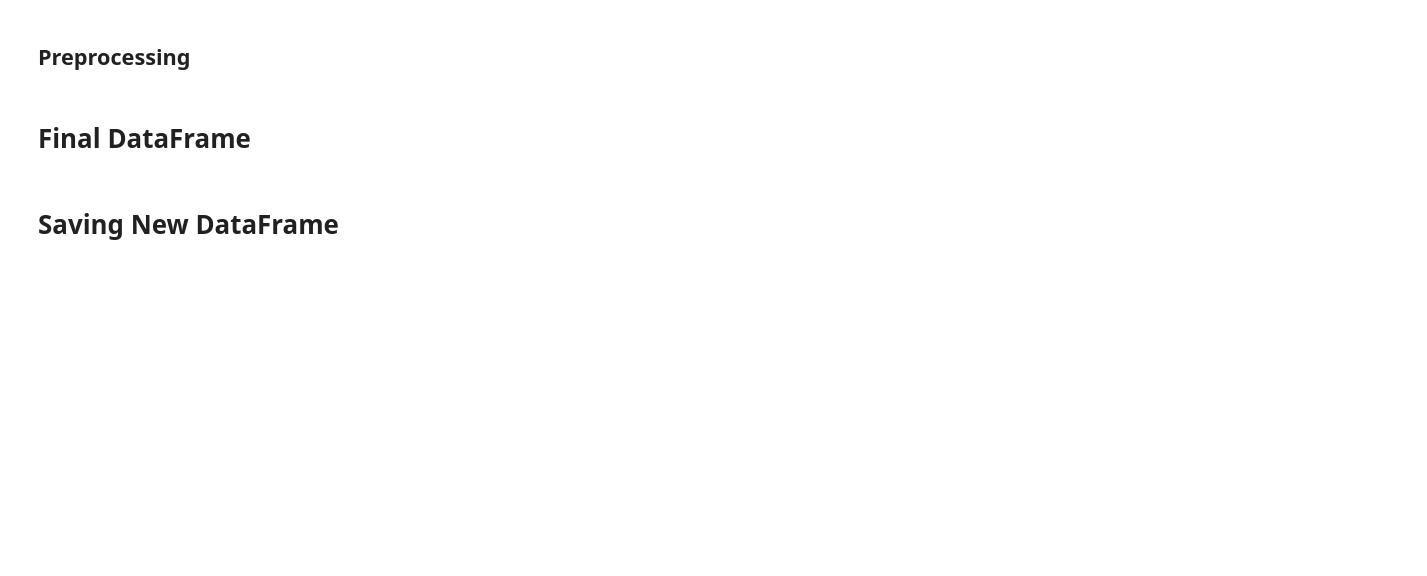
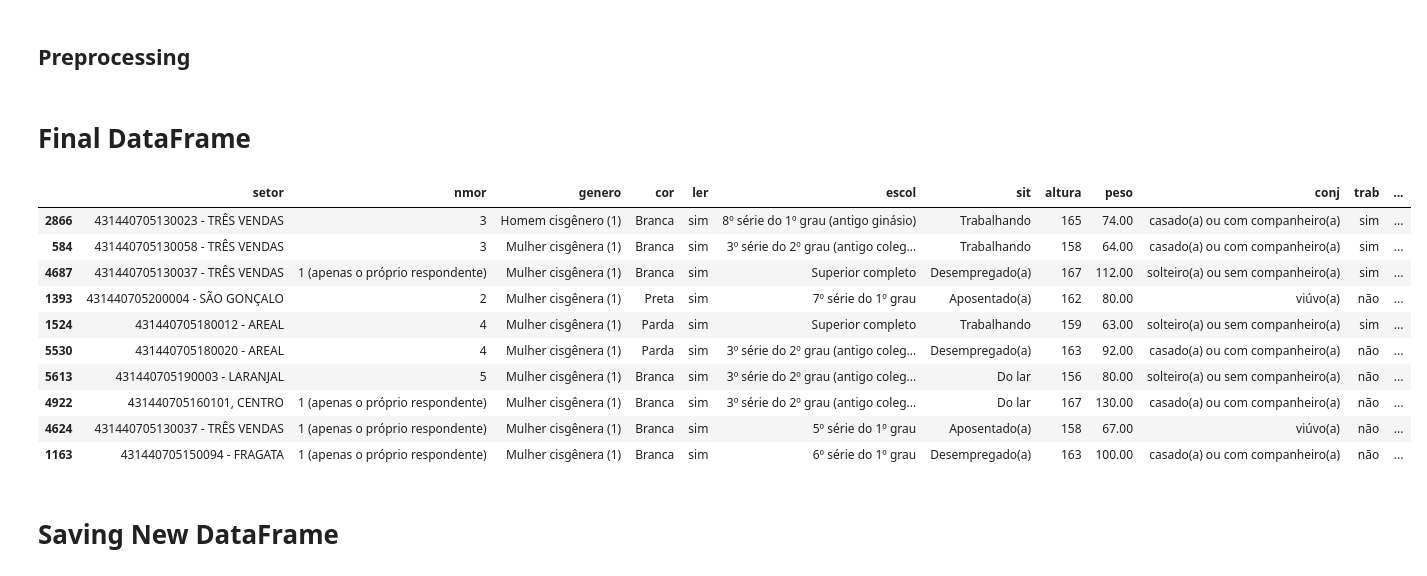
Before and after one commit to renancristofalo/multimorbity_use, a Jupyter notebook: notebooks/00 - Data Cleaning.ipynb, the cells around one changed output. Saved outputs shown, nothing was run; the diff lists cells and outputs as text; code cells hidden in the pictures; blank space fills up the shorter version.

```diff
--- a/notebooks/00 - Data Cleaning.ipynb
+++ b/notebooks/00 - Data Cleaning.ipynb
@@ -113,2 +99,5 @@ df['tempo_para_cirurgia'] = (df['data_da_cirurgia'] - df['data_diagnostico']).dt
+# %%
+# Calculating multimorbidity
+pdf['multi_calc'] = pdf[morbidades].isin(['sim',1,'Sim','1']).sum(axis=1)
 # %% [markdown]
 # Adjusting Dtypes
@@ -162,15 +104,17 @@ df = df.astype(dtypes)
+# %%
+# Apply dtypes
+pdf = pdf.astype(dtypes_dict)
 # %% [markdown]
 ## Preprocessing
 # %%
 # dropping missing values on the target
-df.dropna(subset=[TARGET], inplace=True)
+pdf.dropna(subset=[TARGET], inplace=True)
 # %%
 # defining categorical features
-df[categorical_features] = df[categorical_features].fillna('missing')
-df[categorical_features] = df[categorical_features].astype(str)
+# df[categorical_features] = df[categorical_features].astype(str)
 
 # defining numeric features
-df[numeric_features] = df[numeric_features].astype('float')
+# df[numeric_features] = df[numeric_features].astype('float')
 
 # defining o target
-df[TARGET] = df[TARGET].astype('int')
+pdf[TARGET] = pdf[TARGET].astype('int')
@@ -180,6 +121,18 @@ df.replace([999,'999','999.0'], np.nan, inplace = True)
 # %% [markdown]
 # Final DataFrame
 # %%
-df.sample(10)
+pdf.sample(10)
+# %% [output]
+|  | setor | nmor | genero | cor | ler | escol | sit | altura | peso | conj | trab | ... |
+| 2866 | 431440705130023 - TRÊS VENDAS | 3 | Homem cisgênero (1) | Branca | sim | 8º série do 1º grau (antigo ginásio) | Trabalhando | 165 | 74.00 | casado(a) ou com companheiro(a) | sim | ... |
+| 584 | 431440705130058 - TRÊS VENDAS | 3 | Mulher cisgênera (1) | Branca | sim | 3º série do 2º grau (antigo coleg... | Trabalhando | 158 | 64.00 | casado(a) ou com companheiro(a) | sim | ... |
+| 4687 | 431440705130037 - TRÊS VENDAS | 1 (apenas o próprio respondente) | Mulher cisgênera (1) | Branca | sim | Superior completo | Desempregado(a) | 167 | 112.00 | solteiro(a) ou sem companheiro(a) | sim | ... |
+| 1393 | 431440705200004 - SÃO GONÇALO | 2 | Mulher cisgênera (1) | Preta | sim | 7º série do 1º grau | Aposentado(a) | 162 | 80.00 | viúvo(a) | não | ... |
+| 1524 | 431440705180012 - AREAL | 4 | Mulher cisgênera (1) | Parda | sim | Superior completo | Trabalhando | 159 | 63.00 | solteiro(a) ou sem companheiro(a) | sim | ... |
+| 5530 | 431440705180020 - AREAL | 4 | Mulher cisgênera (1) | Parda | sim | 3º série do 2º grau (antigo coleg... | Desempregado(a) | 163 | 92.00 | casado(a) ou com companheiro(a) | não | ... |
+| 5613 | 431440705190003 - LARANJAL | 5 | Mulher cisgênera (1) | Branca | sim | 3º série do 2º grau (antigo coleg... | Do lar | 156 | 80.00 | solteiro(a) ou sem companheiro(a) | não | ... |
+| 4922 | 431440705160101, CENTRO | 1 (apenas o próprio respondente) | Mulher cisgênera (1) | Branca | sim | 3º série do 2º grau (antigo coleg... | Do lar | 167 | 130.00 | casado(a) ou com companheiro(a) | não | ... |
+| 4624 | 431440705130037 - TRÊS VENDAS | 1 (apenas o próprio respondente) | Mulher cisgênera (1) | Branca | sim | 5º série do 1º grau | Aposentado(a) | 158 | 67.00 | viúvo(a) | não | ... |
+| 1163 | 431440705150094 - FRAGATA | 1 (apenas o próprio respondente) | Mulher cisgênera (1) | Branca | sim | 6º série do 1º grau | Desempregado(a) | 163 | 100.00 | casado(a) ou com companheiro(a) | não | ... |
 # %% [markdown]
 # Saving New DataFrame
```
Also changed, not shown: parts of 18 cells of this notebook, 6 other files.
